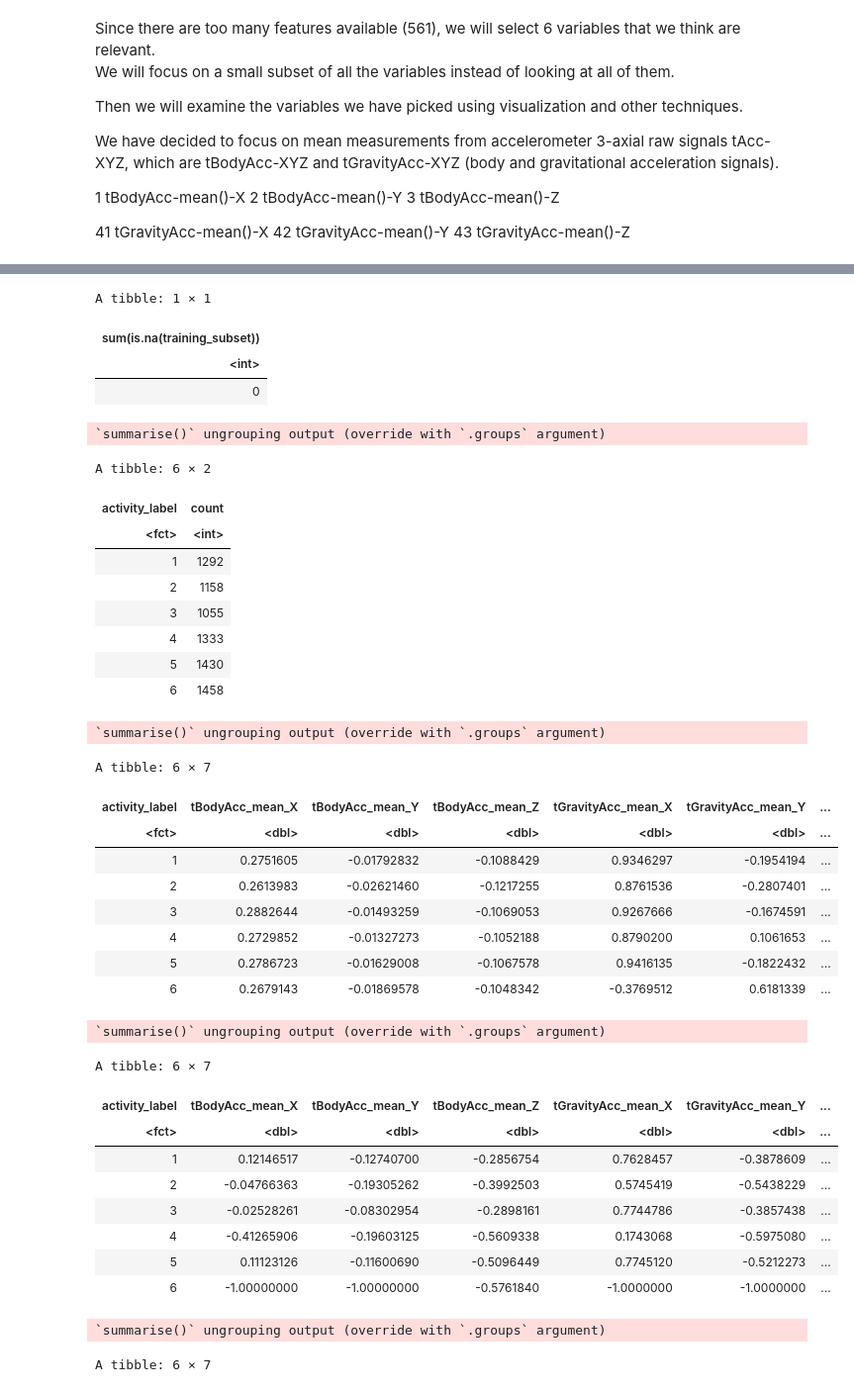
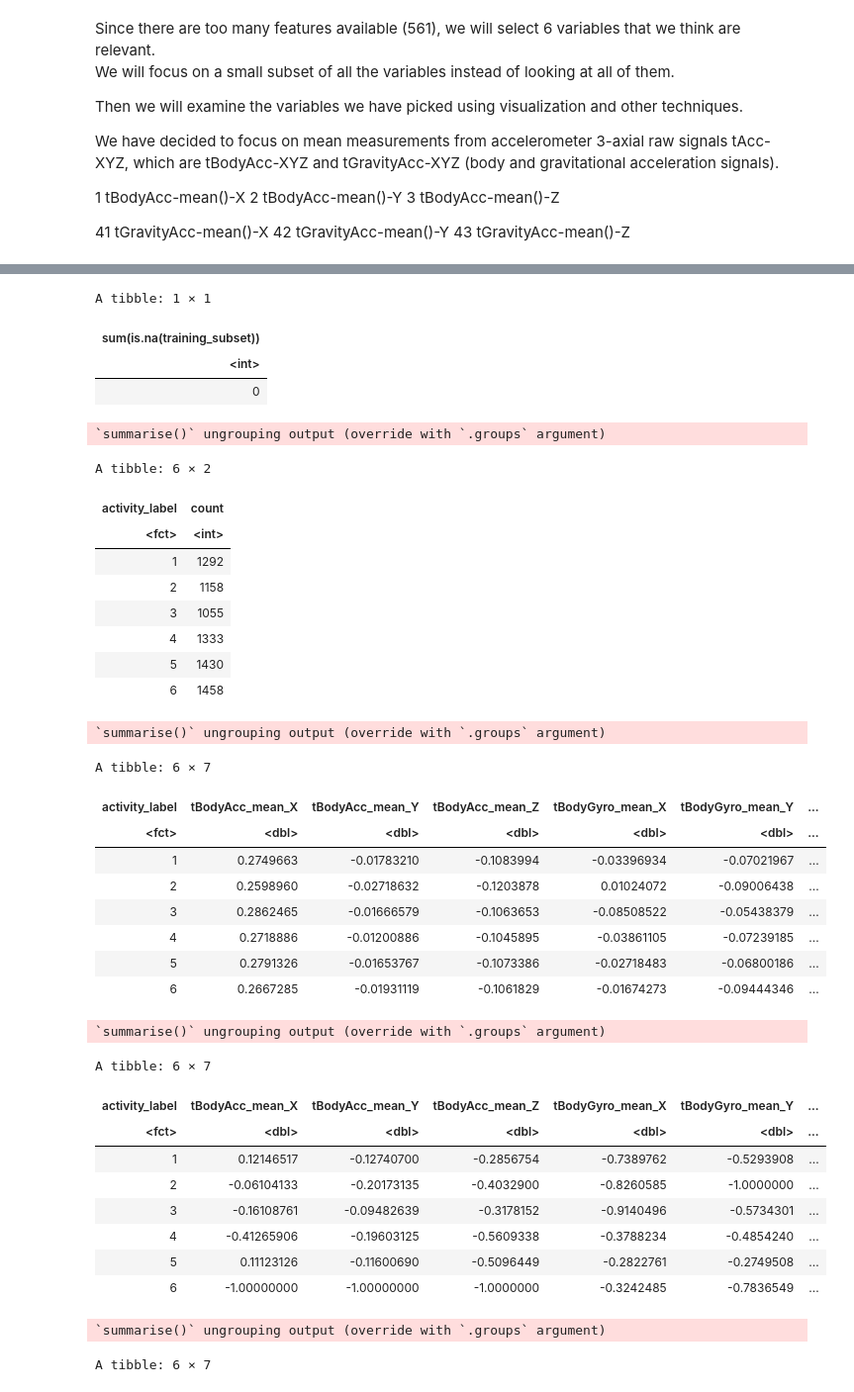
Before and after one commit to eleahj/dsci_project, a Jupyter notebook: human_activities.ipynb, the cells around one changed output, grey strips where cells are left out. Shown at 99% size. Cells and saved outputs as stored; diff of their text form; code cells hidden in the pictures.

```diff
--- a/human_activities.ipynb
+++ b/human_activities.ipynb
@@ -199,8 +217,8 @@ We have decided to focus on mean measurements from accelerometer 3-axial raw sig
 43 tGravityAcc-mean()-Z
 # %%
 training_subset <- activity_train %>%
-    select(tBodyAcc_mean_X, tBodyAcc_mean_Y, tBodyAcc_mean_Z, tGravityAcc_mean_X, tGravityAcc_mean_Y, tGravityAcc_mean_Z, activity_label) %>%
-    mutate(across(tBodyAcc_mean_X:tGravityAcc_mean_Z,as.numeric))
+    select(tBodyAcc_mean_X, tBodyAcc_mean_Y, tBodyAcc_mean_Z, tBodyGyro_mean_X, tBodyGyro_mean_Y, tBodyGyro_mean_Z, activity_label) %>%
+    mutate(across(tBodyAcc_mean_X:tBodyGyro_mean_Z,as.numeric))
 training_subset
 # %% [output]
 A tibble: 7726 × 7
@@ -243,53 +261,53 @@ count_activitya_data <- summarize(each_activity_data, count = n())
 count_activitya_data
 
 # Table 3: mean for each variable
 mean_each_activity_data <- each_activity_data %>%
-  summarize(across(tBodyAcc_mean_X:tGravityAcc_mean_Z, mean))
+  summarize(across(tBodyAcc_mean_X:tBodyGyro_mean_Z, mean))
 mean_each_activity_data
 
 # Table 4: min for each variable
 min_each_activity_data <- each_activity_data %>%
-  summarize(across(tBodyAcc_mean_X:tGravityAcc_mean_Z, min))
+  summarize(across(tBodyAcc_mean_X:tBodyGyro_mean_Z, min))
 min_each_activity_data
 
 # Table 5: max for each variable
 max_each_activity_data <- each_activity_data %>%
-  summarize(across(tBodyAcc_mean_X:tGravityAcc_mean_Z, max))
+  summarize(across(tBodyAcc_mean_X:tBodyGyro_mean_Z, max))
 max_each_activity_data
 # %% [output]
 A tibble: 1 × 1
 | sum(is.na(training_subset)) |
 | <int> |
 | 0 |
 `summarise()` ungrouping output (override with `.groups` argument)
 A tibble: 6 × 2
 | activity_label | count |
 | <fct> | <int> |
 | 1 | 1292 |
 | 2 | 1158 |
 | 3 | 1055 |
 | 4 | 1333 |
 | 5 | 1430 |
 | 6 | 1458 |
 `summarise()` ungrouping output (override with `.groups` argument)
 A tibble: 6 × 7
-| activity_label | tBodyAcc_mean_X | tBodyAcc_mean_Y | tBodyAcc_mean_Z | tGravityAcc_mean_X | tGravityAcc_mean_Y | ... |
+| activity_label | tBodyAcc_mean_X | tBodyAcc_mean_Y | tBodyAcc_mean_Z | tBodyGyro_mean_X | tBodyGyro_mean_Y | ... |
 | <fct> | <dbl> | <dbl> | <dbl> | <dbl> | <dbl> | ... |
-| 1 | 0.2751605 | -0.01792832 | -0.1088429 | 0.9346297 | -0.1954194 | ... |
-| 2 | 0.2613983 | -0.02621460 | -0.1217255 | 0.8761536 | -0.2807401 | ... |
-| 3 | 0.2882644 | -0.01493259 | -0.1069053 | 0.9267666 | -0.1674591 | ... |
-| 4 | 0.2729852 | -0.01327273 | -0.1052188 | 0.8790200 | 0.1061653 | ... |
-| 5 | 0.2786723 | -0.01629008 | -0.1067578 | 0.9416135 | -0.1822432 | ... |
-| 6 | 0.2679143 | -0.01869578 | -0.1048342 | -0.3769512 | 0.6181339 | ... |
+| 1 | 0.2749663 | -0.01783210 | -0.1083994 | -0.03396934 | -0.07021967 | ... |
+| 2 | 0.2598960 | -0.02718632 | -0.1203878 | 0.01024072 | -0.09006438 | ... |
+| 3 | 0.2862465 | -0.01666579 | -0.1063653 | -0.08508522 | -0.05438379 | ... |
+| 4 | 0.2718886 | -0.01200886 | -0.1045895 | -0.03861105 | -0.07239185 | ... |
+| 5 | 0.2791326 | -0.01653767 | -0.1073386 | -0.02718483 | -0.06800186 | ... |
+| 6 | 0.2667285 | -0.01931119 | -0.1061829 | -0.01674273 | -0.09444346 | ... |
 `summarise()` ungrouping output (override with `.groups` argument)
 A tibble: 6 × 7
-| activity_label | tBodyAcc_mean_X | tBodyAcc_mean_Y | tBodyAcc_mean_Z | tGravityAcc_mean_X | tGravityAcc_mean_Y | ... |
+| activity_label | tBodyAcc_mean_X | tBodyAcc_mean_Y | tBodyAcc_mean_Z | tBodyGyro_mean_X | tBodyGyro_mean_Y | ... |
 | <fct> | <dbl> | <dbl> | <dbl> | <dbl> | <dbl> | ... |
-| 1 | 0.12146517 | -0.12740700 | -0.2856754 | 0.7628457 | -0.3878609 | ... |
-| 2 | -0.04766363 | -0.19305262 | -0.3992503 | 0.5745419 | -0.5438229 | ... |
-| 3 | -0.02528261 | -0.08302954 | -0.2898161 | 0.7744786 | -0.3857438 | ... |
-| 4 | -0.41265906 | -0.19603125 | -0.5609338 | 0.1743068 | -0.5975080 | ... |
-| 5 | 0.11123126 | -0.11600690 | -0.5096449 | 0.7745120 | -0.5212273 | ... |
-| 6 | -1.00000000 | -1.00000000 | -0.5761840 | -1.0000000 | -1.0000000 | ... |
+| 1 | 0.12146517 | -0.12740700 | -0.2856754 | -0.7389762 | -0.5293908 | ... |
+| 2 | -0.06104133 | -0.20173135 | -0.4032900 | -0.8260585 | -1.0000000 | ... |
+| 3 | -0.16108761 | -0.09482639 | -0.3178152 | -0.9140496 | -0.5734301 | ... |
+| 4 | -0.41265906 | -0.19603125 | -0.5609338 | -0.3788234 | -0.4854240 | ... |
+| 5 | 0.11123126 | -0.11600690 | -0.5096449 | -0.2822761 | -0.2749508 | ... |
+| 6 | -1.00000000 | -1.00000000 | -1.0000000 | -0.3242485 | -0.7836549 | ... |
 `summarise()` ungrouping output (override with `.groups` argument)
 A tibble: 6 × 7
```
Also changed, not shown: parts of 4 cells of this notebook.
